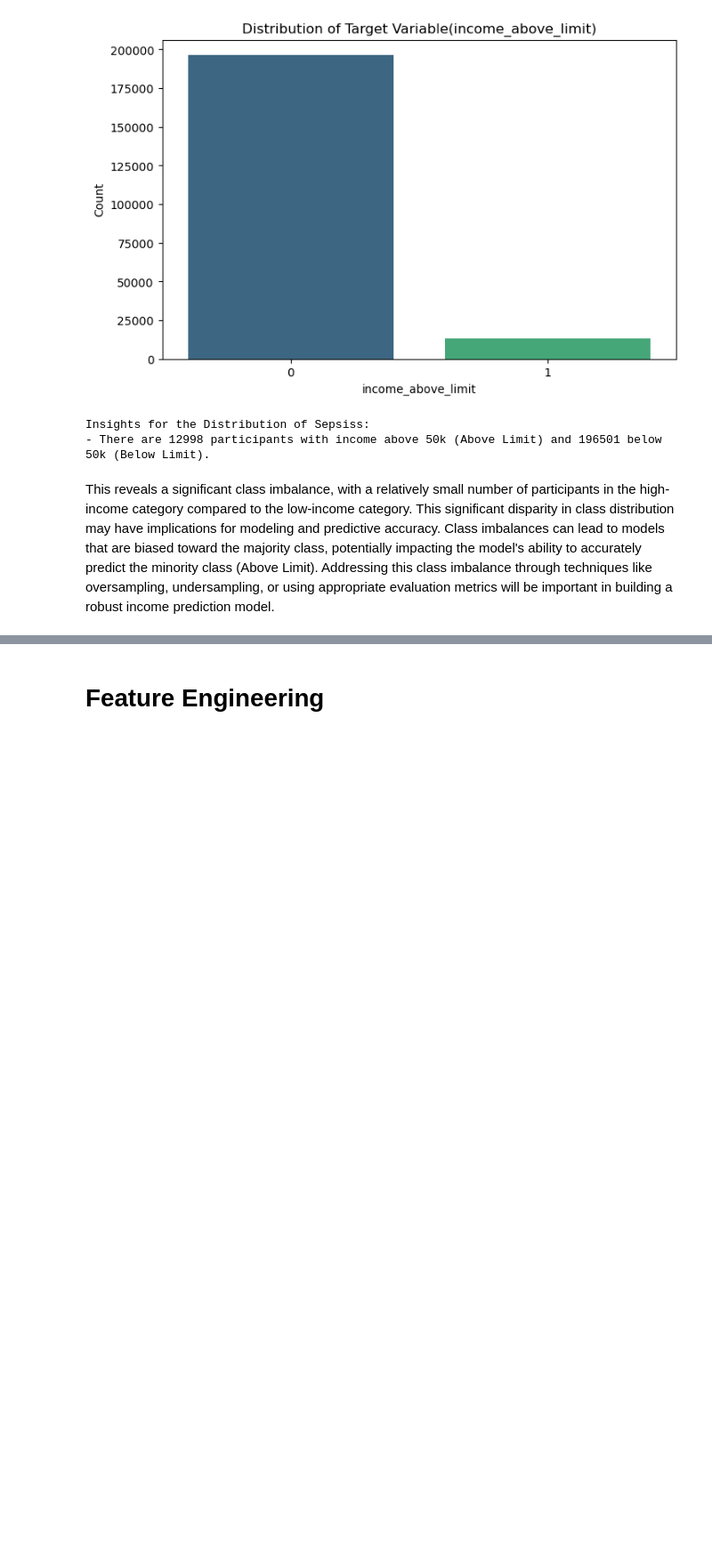
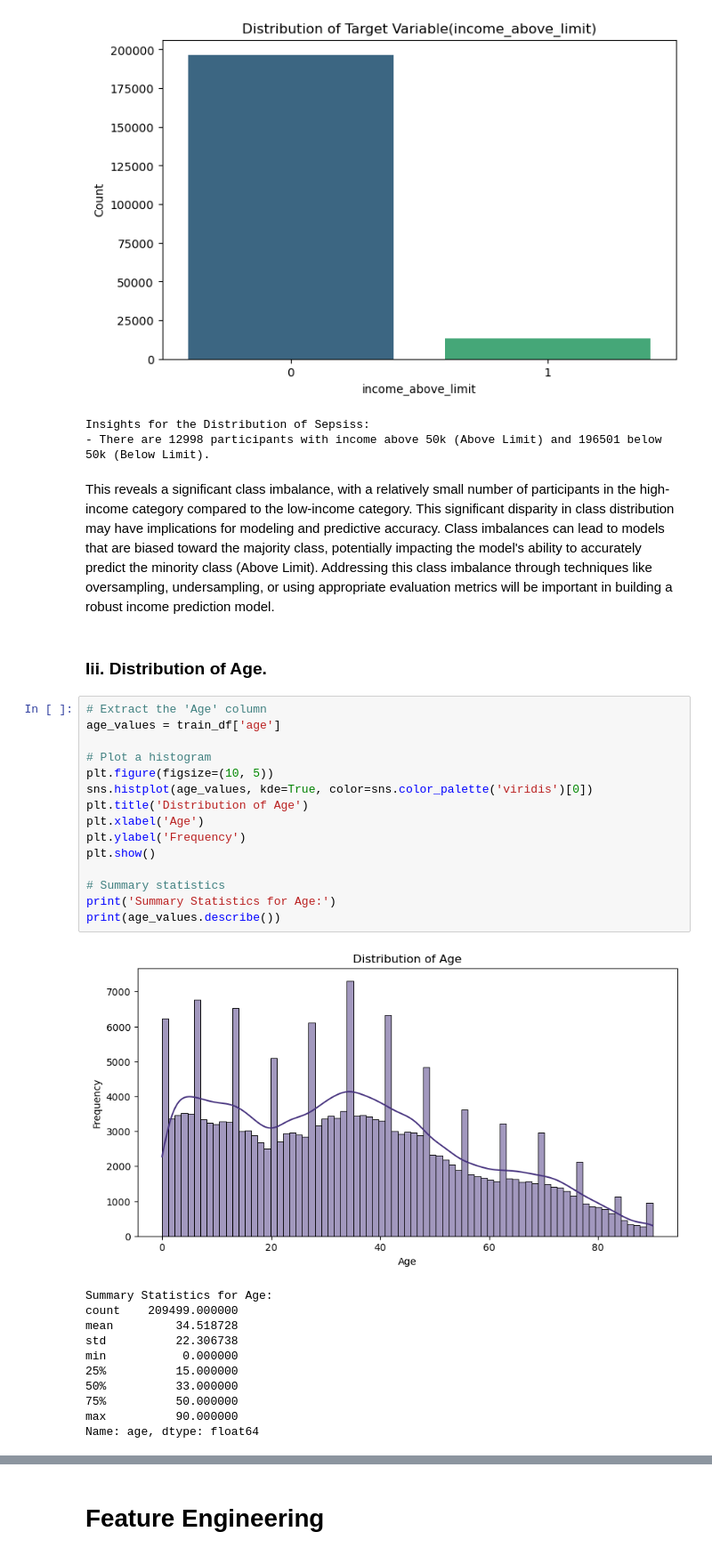
Before and after one commit to rasmodev/Income-Prediction-Challenge-For-Azubian, a Jupyter notebook: dev/Income_Prediction.ipynb, the cells around one changed output, grey strips where cells are left out. Shown at 89% size. Cells and saved outputs as stored; diff of their text form; blank space fills up the shorter version.

```diff
--- a/dev/Income_Prediction.ipynb
+++ b/dev/Income_Prediction.ipynb
@@ -940,3 +942,32 @@ Insights for the Distribution of Sepsiss:
 - There are 12998 participants with income above 50k (Above Limit) and 196501 below 50k (Below Limit).
 # %% [markdown]
 This reveals a significant class imbalance, with a relatively small number of participants in the high-income category compared to the low-income category. This significant disparity in class distribution may have implications for modeling and predictive accuracy. Class imbalances can lead to models that are biased toward the majority class, potentially impacting the model's ability to accurately predict the minority class (Above Limit). Addressing this class imbalance through techniques like oversampling, undersampling, or using appropriate evaluation metrics will be important in building a robust income prediction model.
+# %% [markdown]
+### Iii. Distribution of Age.
+# %%
+# Extract the 'Age' column
+age_values = train_df['age']
+
+# Plot a histogram
+plt.figure(figsize=(10, 5))
+sns.histplot(age_values, kde=True, color=sns.color_palette('viridis')[0])
+plt.title('Distribution of Age')
+plt.xlabel('Age')
+plt.ylabel('Frequency')
+plt.show()
+
+# Summary statistics
+print('Summary Statistics for Age:')
+print(age_values.describe())
+# %% [output]
+[figure, added]
+Summary Statistics for Age:
+count    209499.000000
+mean         34.518728
+std          22.306738
+min           0.000000
+25%          15.000000
+50%          33.000000
+75%          50.000000
+max          90.000000
+Name: age, dtype: float64
```
Also changed, not shown: parts of 62 cells of this notebook.
